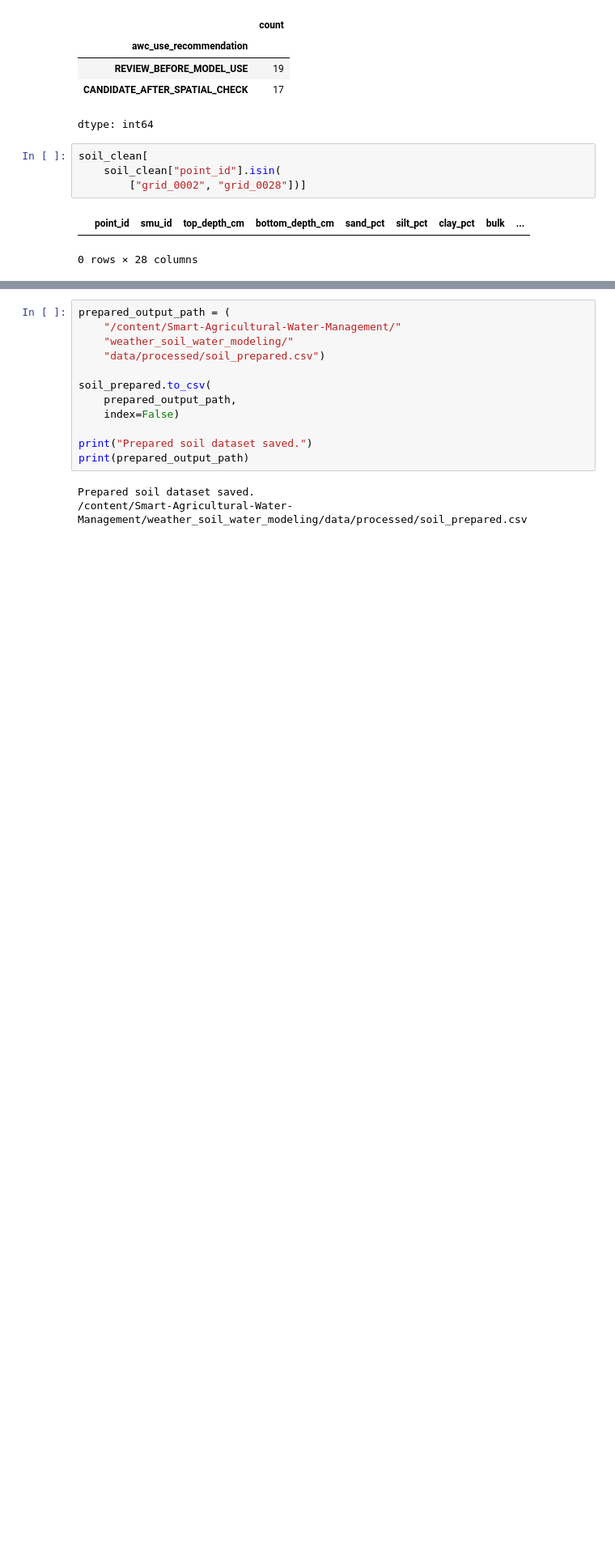
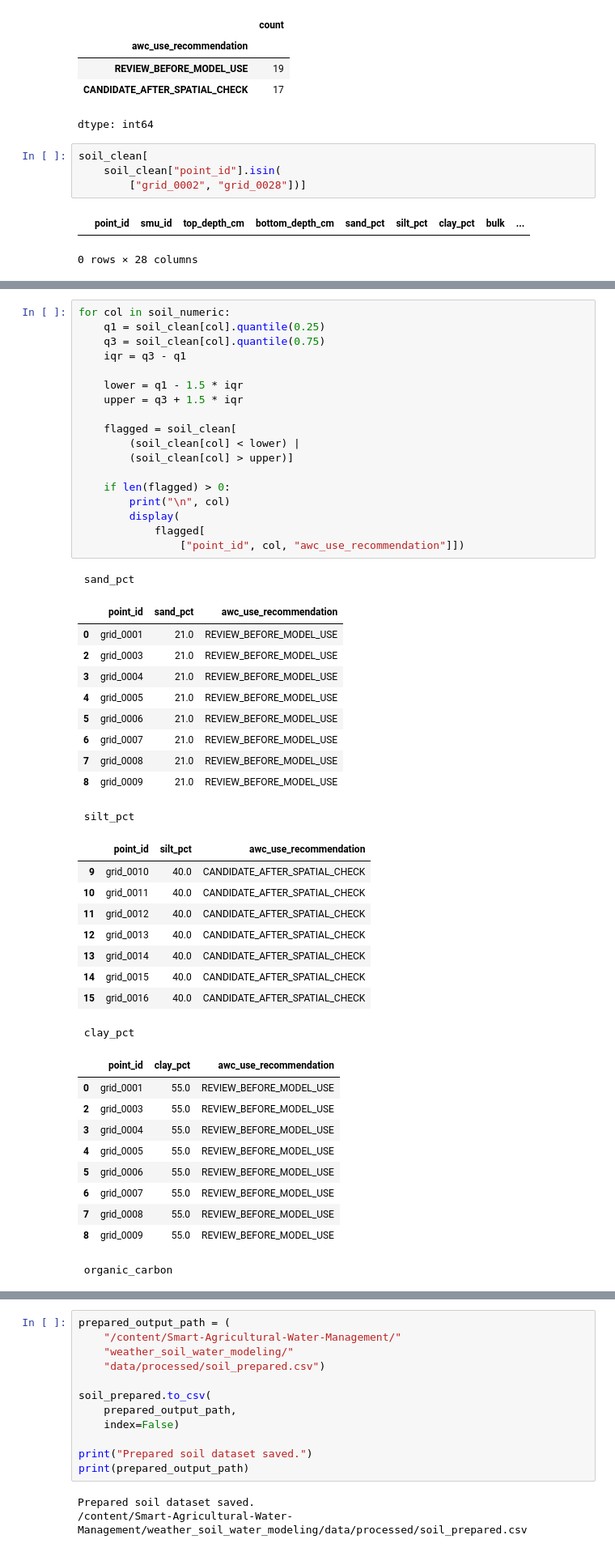
Before and after one commit to sandyreda898-oss/Smart-Agricultural-Water-Management, a Jupyter notebook: weather_soil_water_modeling/notebooks/02_soil_data_analysis.ipynb, the cells around one changed output, grey strips where cells are left out. Shown at 81% size. Saved outputs shown, nothing was run; the diff lists cells and outputs as text; blank space fills up the shorter version.

```diff
--- a/weather_soil_water_modeling/notebooks/02_soil_data_analysis.ipynb
+++ b/weather_soil_water_modeling/notebooks/02_soil_data_analysis.ipynb
@@ -392,0 +450,49 @@ soil_clean[
+# %%
+for col in soil_numeric:
+    q1 = soil_clean[col].quantile(0.25)
+    q3 = soil_clean[col].quantile(0.75)
+    iqr = q3 - q1
+
+    lower = q1 - 1.5 * iqr
+    upper = q3 + 1.5 * iqr
+
+    flagged = soil_clean[
+        (soil_clean[col] < lower) |
+        (soil_clean[col] > upper)]
+
+    if len(flagged) > 0:
+        print("\n", col)
+        display(
+            flagged[
+                ["point_id", col, "awc_use_recommendation"]])
+# %% [output]
+ sand_pct
+|  | point_id | sand_pct | awc_use_recommendation |
+| 0 | grid_0001 | 21.0 | REVIEW_BEFORE_MODEL_USE |
+| 2 | grid_0003 | 21.0 | REVIEW_BEFORE_MODEL_USE |
+| 3 | grid_0004 | 21.0 | REVIEW_BEFORE_MODEL_USE |
+| 4 | grid_0005 | 21.0 | REVIEW_BEFORE_MODEL_USE |
+| 5 | grid_0006 | 21.0 | REVIEW_BEFORE_MODEL_USE |
+| 6 | grid_0007 | 21.0 | REVIEW_BEFORE_MODEL_USE |
+| 7 | grid_0008 | 21.0 | REVIEW_BEFORE_MODEL_USE |
+| 8 | grid_0009 | 21.0 | REVIEW_BEFORE_MODEL_USE |
+ silt_pct
+|  | point_id | silt_pct | awc_use_recommendation |
+| 9 | grid_0010 | 40.0 | CANDIDATE_AFTER_SPATIAL_CHECK |
+| 10 | grid_0011 | 40.0 | CANDIDATE_AFTER_SPATIAL_CHECK |
+| 11 | grid_0012 | 40.0 | CANDIDATE_AFTER_SPATIAL_CHECK |
+| 12 | grid_0013 | 40.0 | CANDIDATE_AFTER_SPATIAL_CHECK |
+| 13 | grid_0014 | 40.0 | CANDIDATE_AFTER_SPATIAL_CHECK |
+| 14 | grid_0015 | 40.0 | CANDIDATE_AFTER_SPATIAL_CHECK |
+| 15 | grid_0016 | 40.0 | CANDIDATE_AFTER_SPATIAL_CHECK |
+ clay_pct
+|  | point_id | clay_pct | awc_use_recommendation |
+| 0 | grid_0001 | 55.0 | REVIEW_BEFORE_MODEL_USE |
+| 2 | grid_0003 | 55.0 | REVIEW_BEFORE_MODEL_USE |
+| 3 | grid_0004 | 55.0 | REVIEW_BEFORE_MODEL_USE |
+| 4 | grid_0005 | 55.0 | REVIEW_BEFORE_MODEL_USE |
+| 5 | grid_0006 | 55.0 | REVIEW_BEFORE_MODEL_USE |
+| 6 | grid_0007 | 55.0 | REVIEW_BEFORE_MODEL_USE |
+| 7 | grid_0008 | 55.0 | REVIEW_BEFORE_MODEL_USE |
+| 8 | grid_0009 | 55.0 | REVIEW_BEFORE_MODEL_USE |
+ organic_carbon
```
Also changed, not shown: parts of 7 cells of this notebook.
